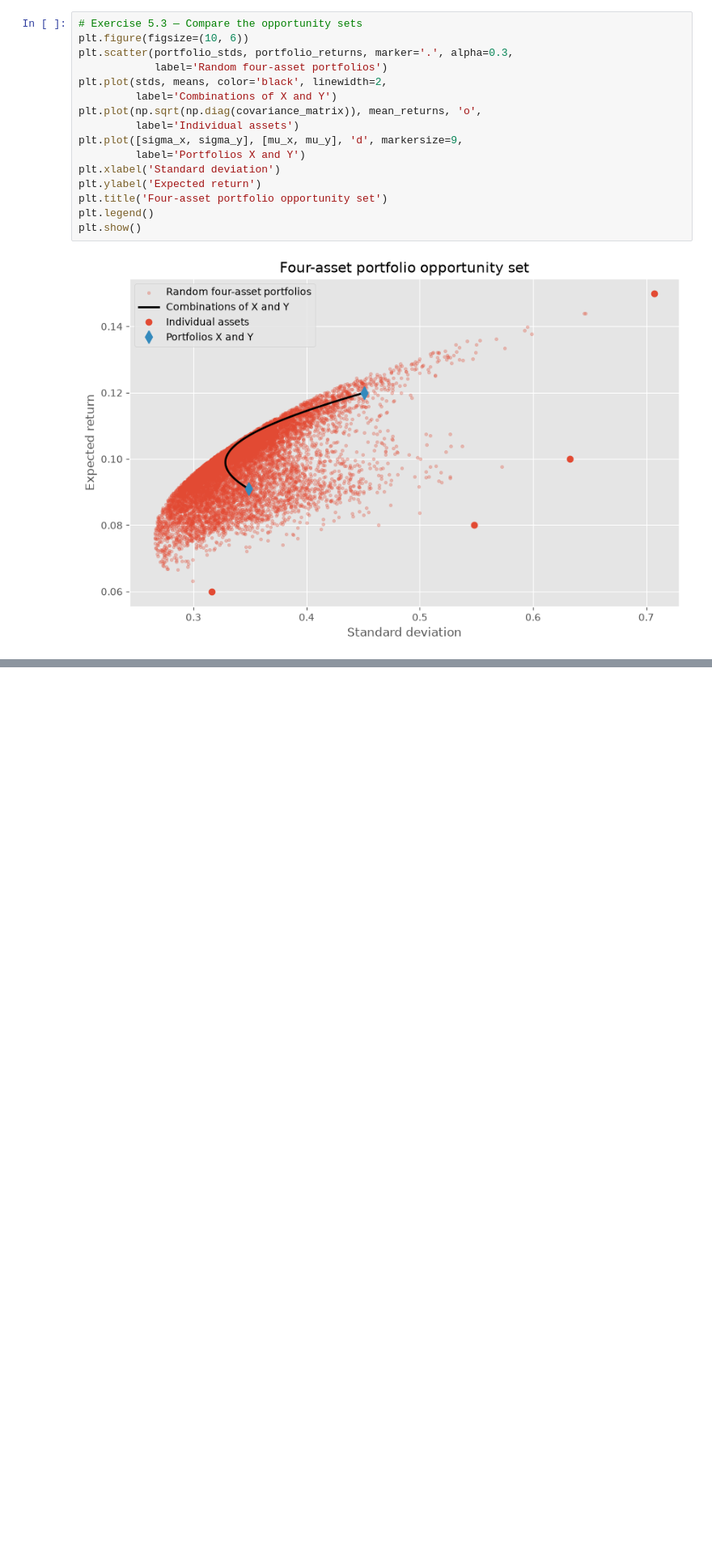
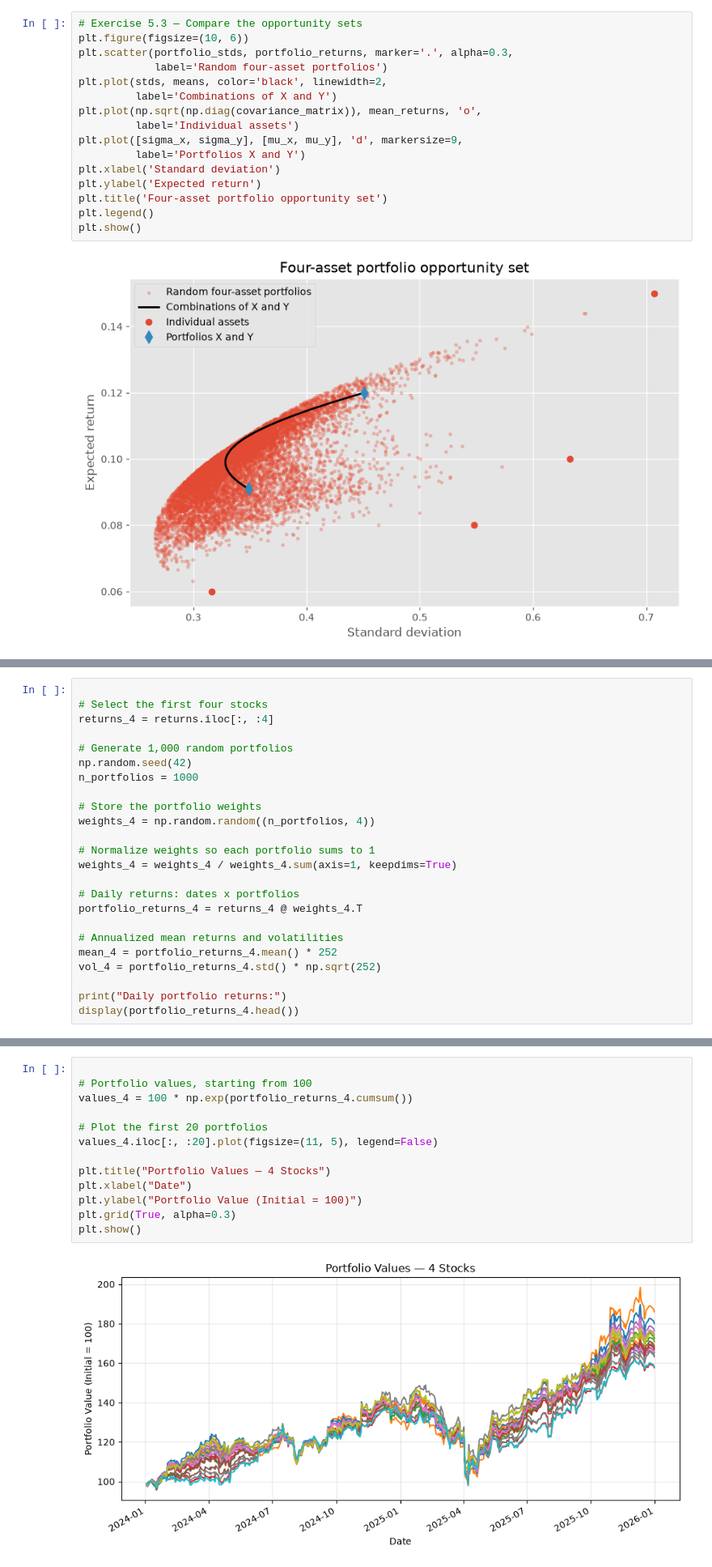
Before and after one commit to alfonso-santos/microcredencial-carteras-python, a Jupyter notebook: Tema_2_Carteras_Intro/src-sol/four-asset-portfolios-English-SOL.ipynb, the cells around one changed output, grey strips where cells are left out. Shown at 81% size. Saved outputs shown, nothing was run; the diff lists cells and outputs as text; blank space fills up the shorter version.

Commit message:
four assets final

```diff
--- a/Tema_2_Carteras_Intro/src-sol/four-asset-portfolios-English-SOL.ipynb
+++ b/Tema_2_Carteras_Intro/src-sol/four-asset-portfolios-English-SOL.ipynb
@@ -254,0 +380,24 @@ plt.show()
+# %%
+
+# Select the first four stocks
+returns_4 = returns.iloc[:, :4]
+
+# Generate 1,000 random portfolios
+np.random.seed(42)
+n_portfolios = 1000
+
+# Store the portfolio weights
+weights_4 = np.random.random((n_portfolios, 4))
+
+# Normalize weights so each portfolio sums to 1
+weights_4 = weights_4 / weights_4.sum(axis=1, keepdims=True)
+
+# Daily returns: dates x portfolios
+portfolio_returns_4 = returns_4 @ weights_4.T
+
+# Annualized mean returns and volatilities
+mean_4 = portfolio_returns_4.mean() * 252
+vol_4 = portfolio_returns_4.std() * np.sqrt(252)
+
+print("Daily portfolio returns:")
+display(portfolio_returns_4.head())
@@ -254,0 +414,15 @@ plt.show()
+# %%
+
+# Portfolio values, starting from 100
+values_4 = 100 * np.exp(portfolio_returns_4.cumsum())
+
+# Plot the first 20 portfolios
+values_4.iloc[:, :20].plot(figsize=(11, 5), legend=False)
+
+plt.title("Portfolio Values — 4 Stocks")
+plt.xlabel("Date")
+plt.ylabel("Portfolio Value (Initial = 100)")
+plt.grid(True, alpha=0.3)
+plt.show()
+# %% [output]
+[figure, added]
```
Also changed, not shown: parts of 8 cells of this notebook, 1 other file.
